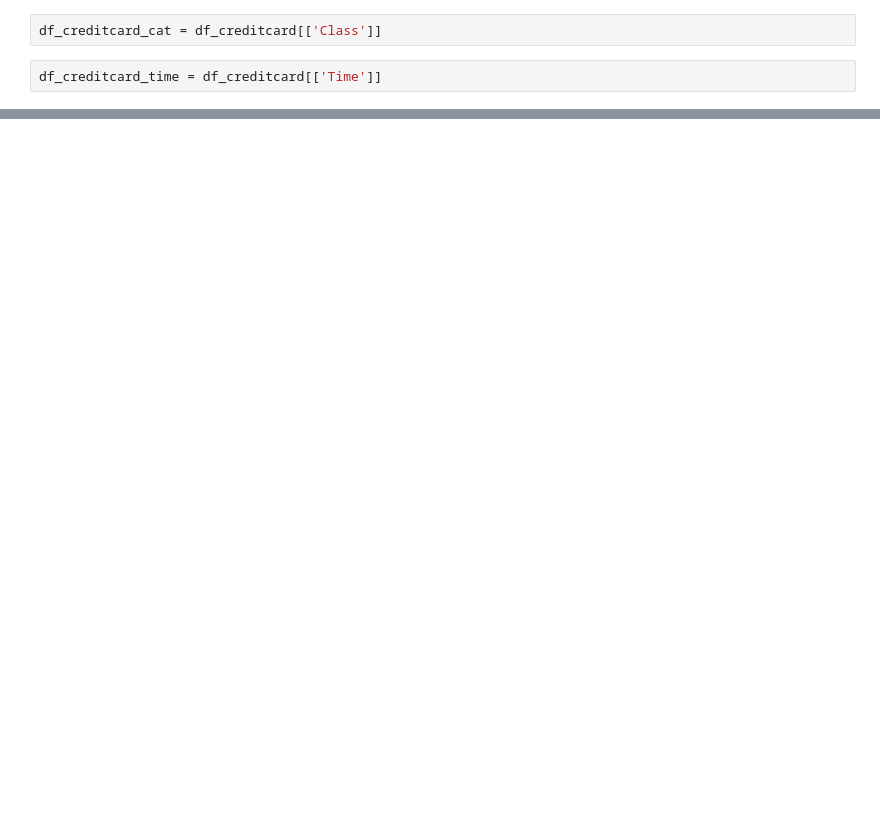
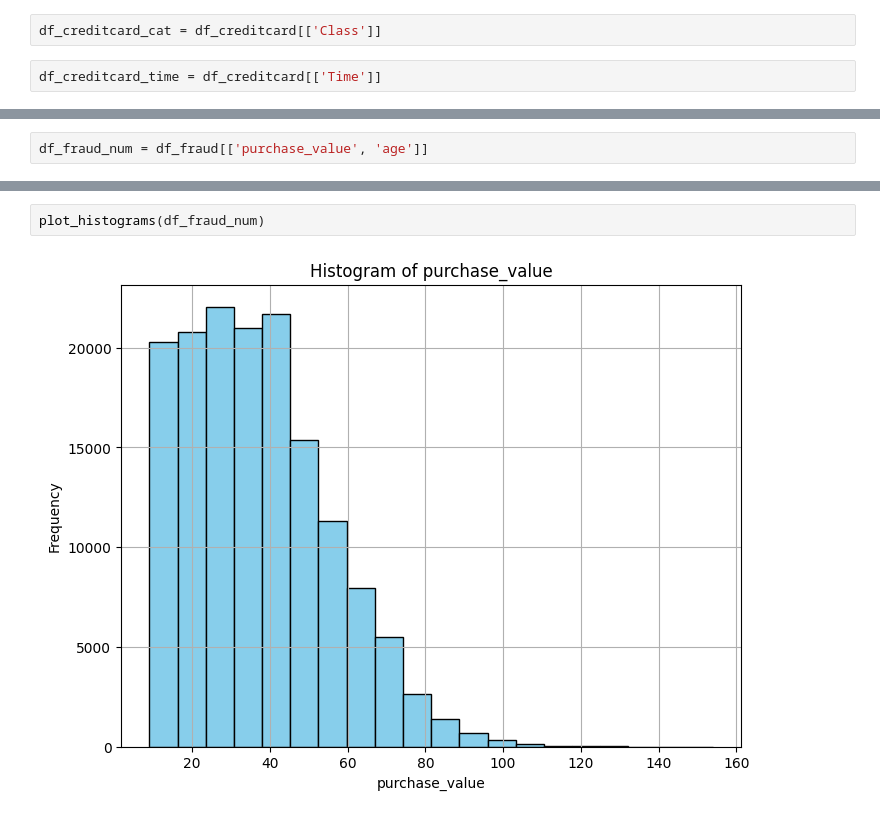
Before and after one commit to abrahamshimelis/fraud-detection, a Jupyter notebook: notebooks/data_analysis_and_preprocessing.ipynb, the cells around one changed output, grey strips where cells are left out. Saved outputs shown, nothing was run; the diff lists cells and outputs as text; blank space fills up the shorter version.

```diff
--- a/notebooks/data_analysis_and_preprocessing.ipynb
+++ b/notebooks/data_analysis_and_preprocessing.ipynb
@@ -201,0 +217,2 @@ df_creditcard_time = df_creditcard[['Time']]
+# %%
+df_fraud_num = df_fraud[['purchase_value', 'age']]
@@ -201,0 +287,4 @@ df_creditcard_time = df_creditcard[['Time']]
+# %%
+plot_histograms(df_fraud_num)
+# %% [output]
+[figure, added]
```
Also changed, not shown: parts of 23 cells of this notebook, 2 other files.
